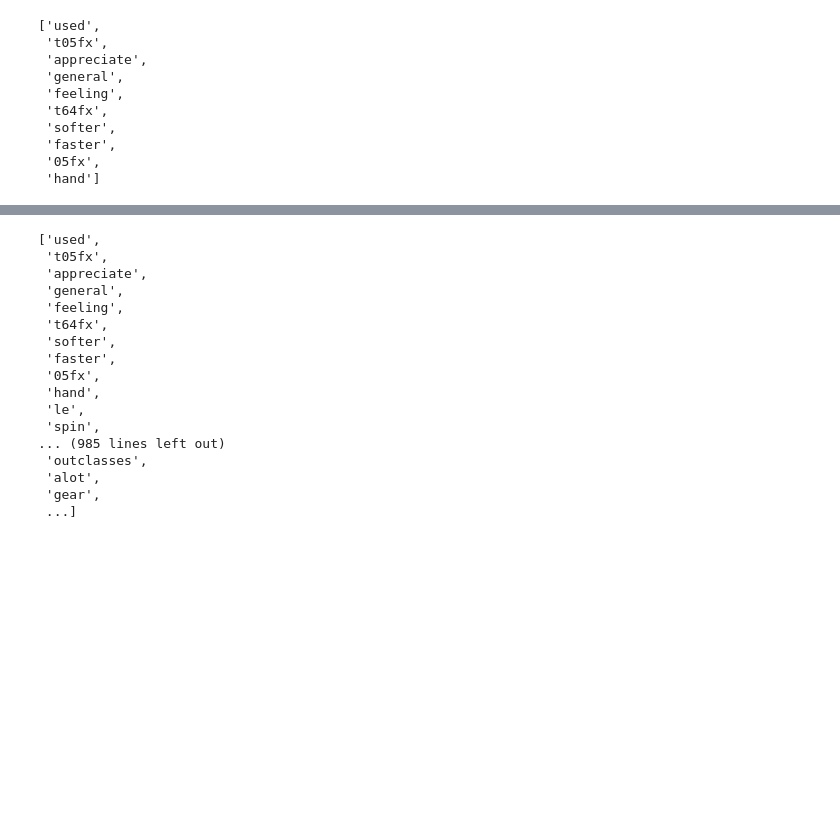
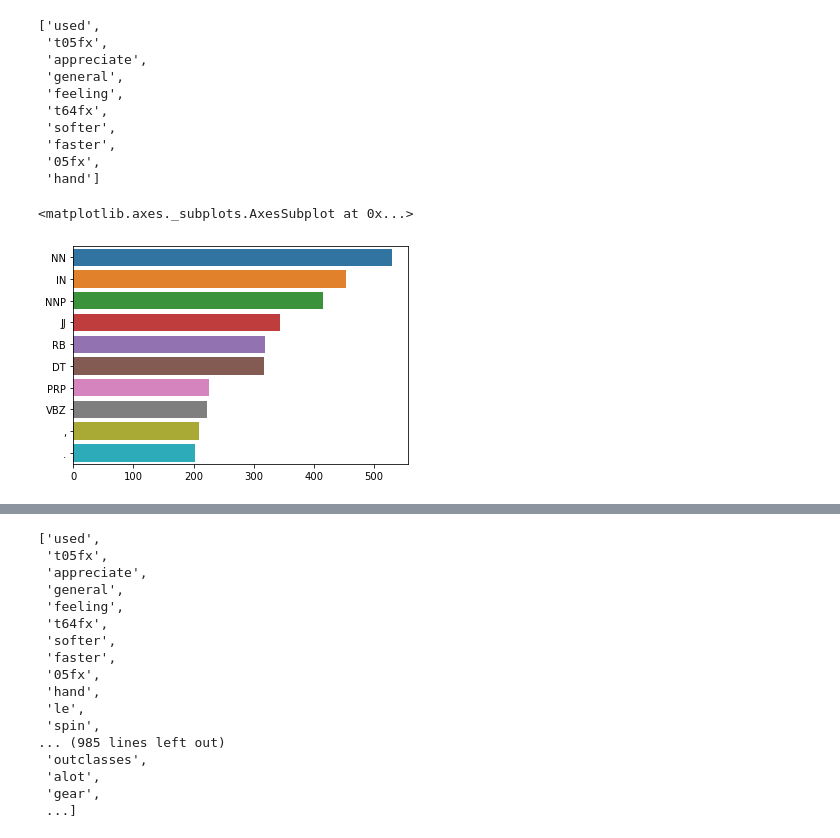
Before and after one commit to vionwinnie/ds4a-t15-tableTennis-product-review, a Jupyter notebook: EDA/comparative_sentences_EDA.ipynb, the cells around one changed output, grey strips where cells are left out. Drawn from its saved outputs; the diff is of its cells as text; code cells hidden in the pictures; blank space fills up the shorter version.

```diff
--- a/EDA/comparative_sentences_EDA.ipynb
+++ b/EDA/comparative_sentences_EDA.ipynb
@@ -570,3 +581,18 @@ sentences_array[:10]
  'faster',
  '05fx',
  'hand']
+# %%
+def pos(text):
+    pos=nltk.pos_tag(word_tokenize(text))
+    pos=list(map(list,zip(*pos)))[1]
+    return pos
+
+tags=comp_sentences_df['reply_split'].apply(lambda x : pos(x))
+tags=[x for l in tags for x in l]
+counter=Counter(tags)
+
+x,y=list(map(list,zip(*counter.most_common(10))))
+sns.barplot(x=y,y=x)
+# %% [output]
+<matplotlib.axes._subplots.AxesSubplot at 0x...>
+[figure, added]
```
Also changed, not shown: parts of 9 cells of this notebook.
